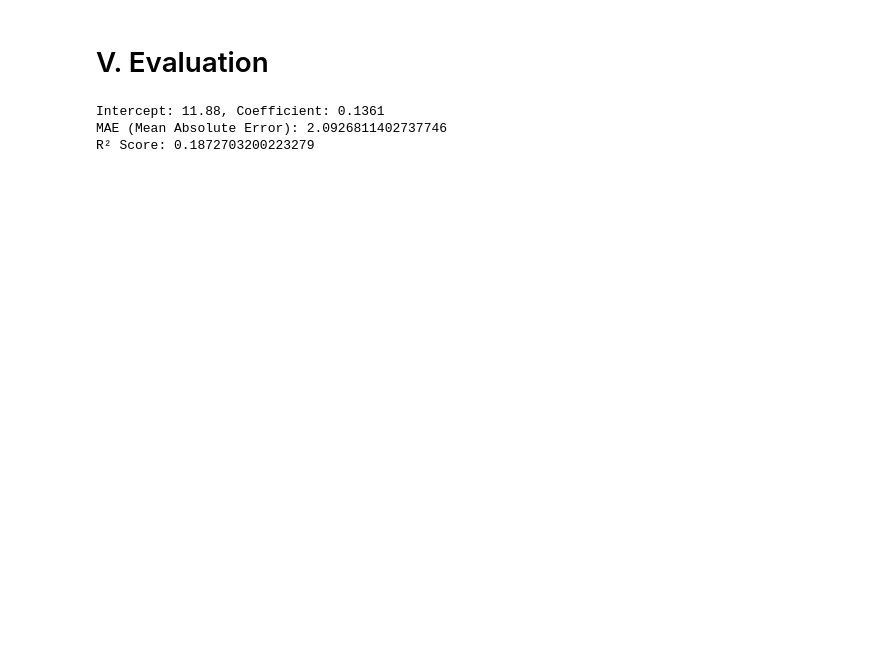
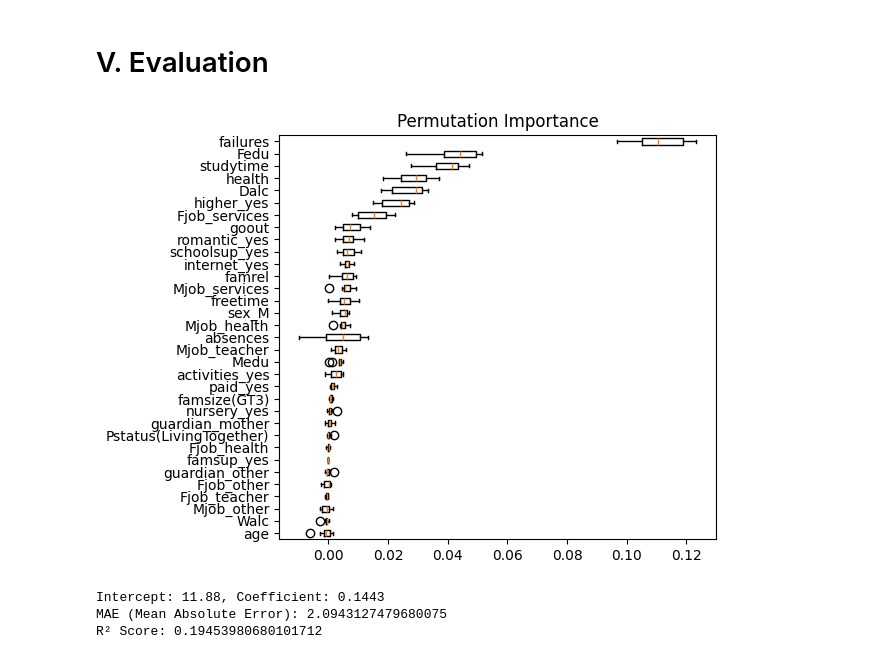
Before and after one commit to Jafestro/Data-Mallinnus, a Jupyter notebook: kidney/School-Performance.ipynb, the cells around one changed output. Saved outputs shown, nothing was run; the diff lists cells and outputs as text; code cells hidden in the pictures; blank space fills up the shorter version.

```diff
--- a/kidney/School-Performance.ipynb
+++ b/kidney/School-Performance.ipynb
@@ -186,21 +195,36 @@ X_train_class, X_test_class, y_train_class, y_test_class = train_test_split(X_sc
 # %%
 from sklearn.metrics import mean_absolute_error, r2_score
 
 # Regression: Linear Regression
 regressor = LinearRegression()
 regressor.fit(X_train, y_train_reg)
 
-b0 = regressor.intercept_  # Intercept (constant term)
-b1 = regressor.coef_[0]  # Coefficients for each feature (array)
-print("Intercept: %.2f" % b0 + ", Coefficient: %.4f" % b1)
+# feature importance
+from sklearn.inspection import permutation_importance
 
-y_pred_reg = regressor.predict(X_test)
-print("MAE (Mean Absolute Error):", mean_absolute_error(y_test_reg, y_pred_reg))
-print("R² Score:", r2_score(y_test_reg, y_pred_reg))
+result = permutation_importance(regressor, X, y, n_repeats=10, scoring="r2", random_state=0, n_jobs=-1)
+sorted_idx = result.importances_mean.argsort()
+
+fig, ax = plt.subplots()
+ax.boxplot(result.importances[sorted_idx].T, vert=False, tick_labels=X.columns[sorted_idx])
+ax.set_title("Permutation Importance")
+fig.tight_layout()
+plt.show()
 # %% [output]
-Intercept: 11.88, Coefficient: 0.1361
-MAE (Mean Absolute Error): 2.0926811402737746
-R² Score: 0.1872703200223279
+[figure, added]
+# %%
+
+b0 = regressor.intercept_  # Intercept (constant term)
+b1 = regressor.coef_[0]  # Coefficients for each feature (array)
+print("Intercept: %.2f" % b0 + ", Coefficient: %.4f" % b1)
+
+y_pred_reg = regressor.predict(X_test)
+print("MAE (Mean Absolute Error):", mean_absolute_error(y_test_reg, y_pred_reg))
+print("R² Score:", r2_score(y_test_reg, y_pred_reg))
+# %% [output]
+Intercept: 11.88, Coefficient: 0.1443
+MAE (Mean Absolute Error): 2.0943127479680075
+R² Score: 0.19453980680101712
 # %%
 from sklearn.metrics import accuracy_score, classification_report
 
```
Also changed, not shown: parts of 11 cells of this notebook.
